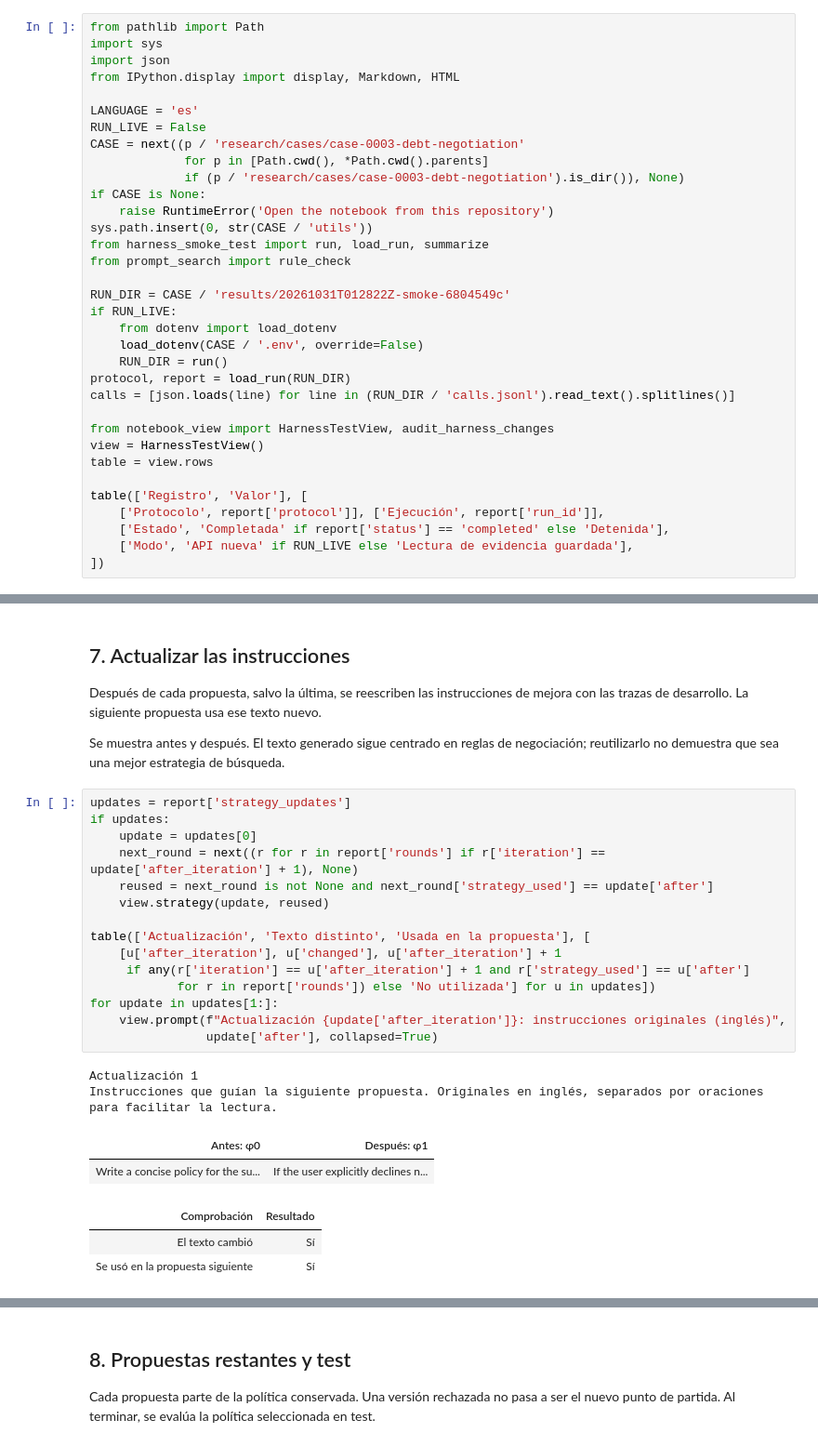
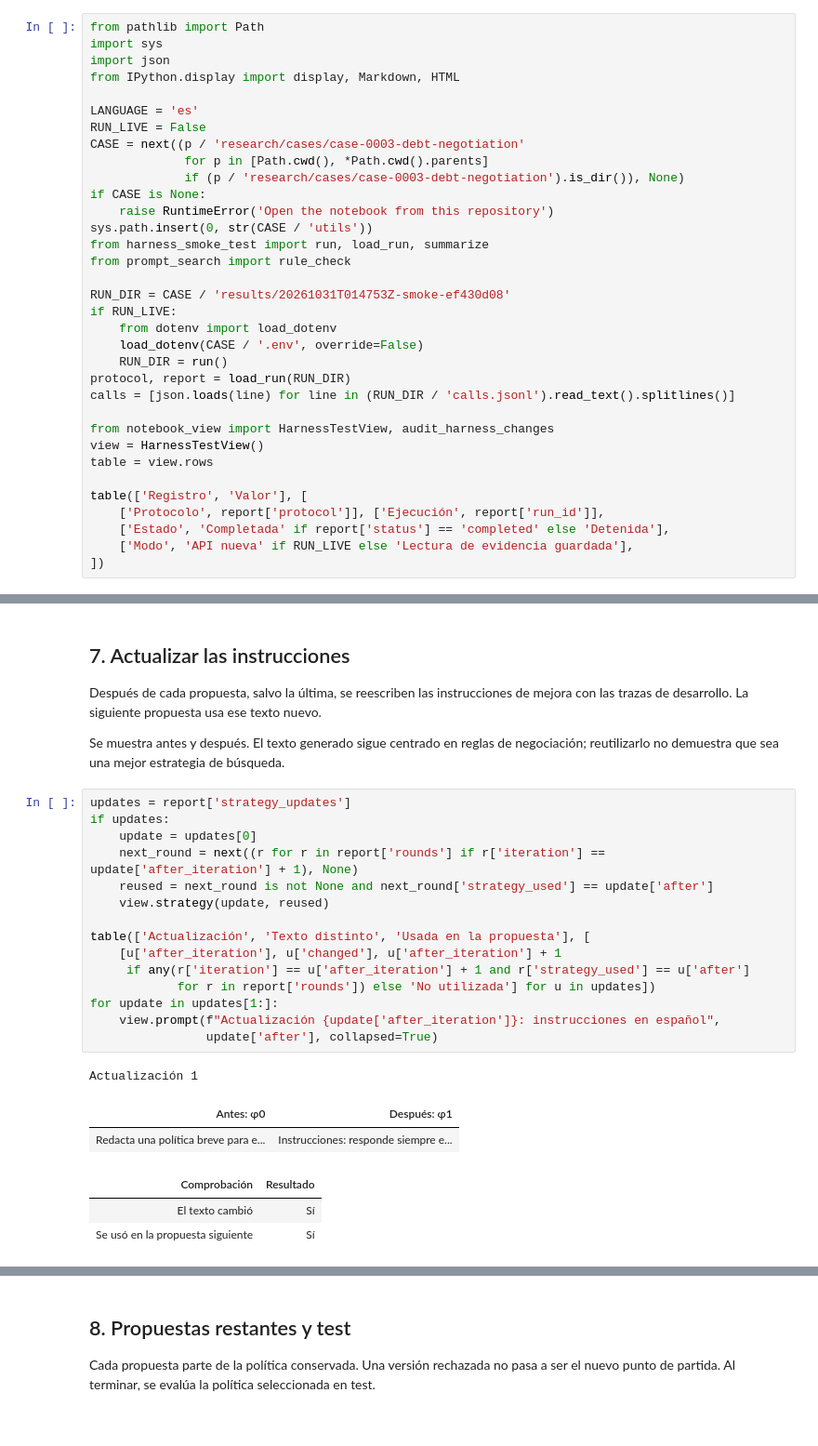
Before and after one commit to jairzinhosantos/thinking-harness, a Jupyter notebook: research/cases/case-0003-debt-negotiation/harness-smoke-test.ipynb, the cells around one changed output, grey strips where cells are left out. Shown at 93% size. Cells and saved outputs as stored; diff of their text form.

```diff
--- a/research/cases/case-0003-debt-negotiation/harness-smoke-test.ipynb
+++ b/research/cases/case-0003-debt-negotiation/harness-smoke-test.ipynb
@@ -27,7 +27,7 @@ sys.path.insert(0, str(CASE / 'utils'))
 from harness_smoke_test import run, load_run, summarize
 from prompt_search import rule_check
 
-RUN_DIR = CASE / 'results/20261031T012822Z-smoke-6804549c'
+RUN_DIR = CASE / 'results/20261031T014753Z-smoke-ef430d08'
 if RUN_LIVE:
     from dotenv import load_dotenv
     load_dotenv(CASE / '.env', override=False)
@@ -218,23 +249,22 @@ Se muestra antes y después. El texto generado sigue centrado en reglas de negoc
 # %%
 updates = report['strategy_updates']
 if updates:
     update = updates[0]
     next_round = next((r for r in report['rounds'] if r['iteration'] == update['after_iteration'] + 1), None)
     reused = next_round is not None and next_round['strategy_used'] == update['after']
     view.strategy(update, reused)
 
 table(['Actualización', 'Texto distinto', 'Usada en la propuesta'], [
     [u['after_iteration'], u['changed'], u['after_iteration'] + 1
      if any(r['iteration'] == u['after_iteration'] + 1 and r['strategy_used'] == u['after']
             for r in report['rounds']) else 'No utilizada'] for u in updates])
 for update in updates[1:]:
-    view.prompt(f"Actualización {update['after_iteration']}: instrucciones originales (inglés)",
+    view.prompt(f"Actualización {update['after_iteration']}: instrucciones en español",
                 update['after'], collapsed=True)
 # %% [output]
 Actualización 1
-Instrucciones que guían la siguiente propuesta. Originales en inglés, separados por oraciones para facilitar la lectura.
 | Antes: φ0 | Después: φ1 |
-| Write a concise policy for the su... | If the user explicitly declines n... |
+| Redacta una política breve para e... | Instrucciones: responde siempre e... |
 | Comprobación | Resultado |
 | El texto cambió | Sí |
 | Se usó en la propuesta siguiente | Sí |
```
Also changed, not shown: parts of 13 cells of this notebook, 12 other files.
